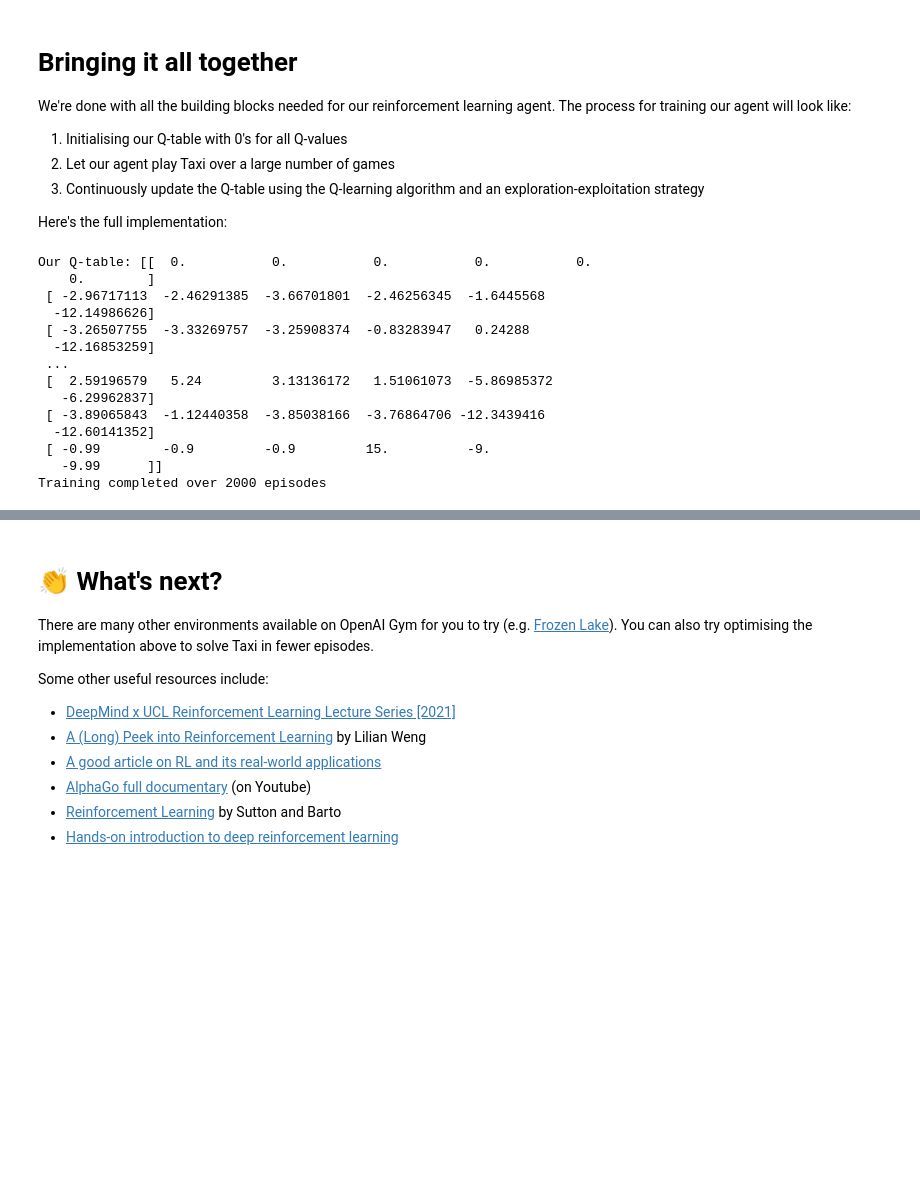
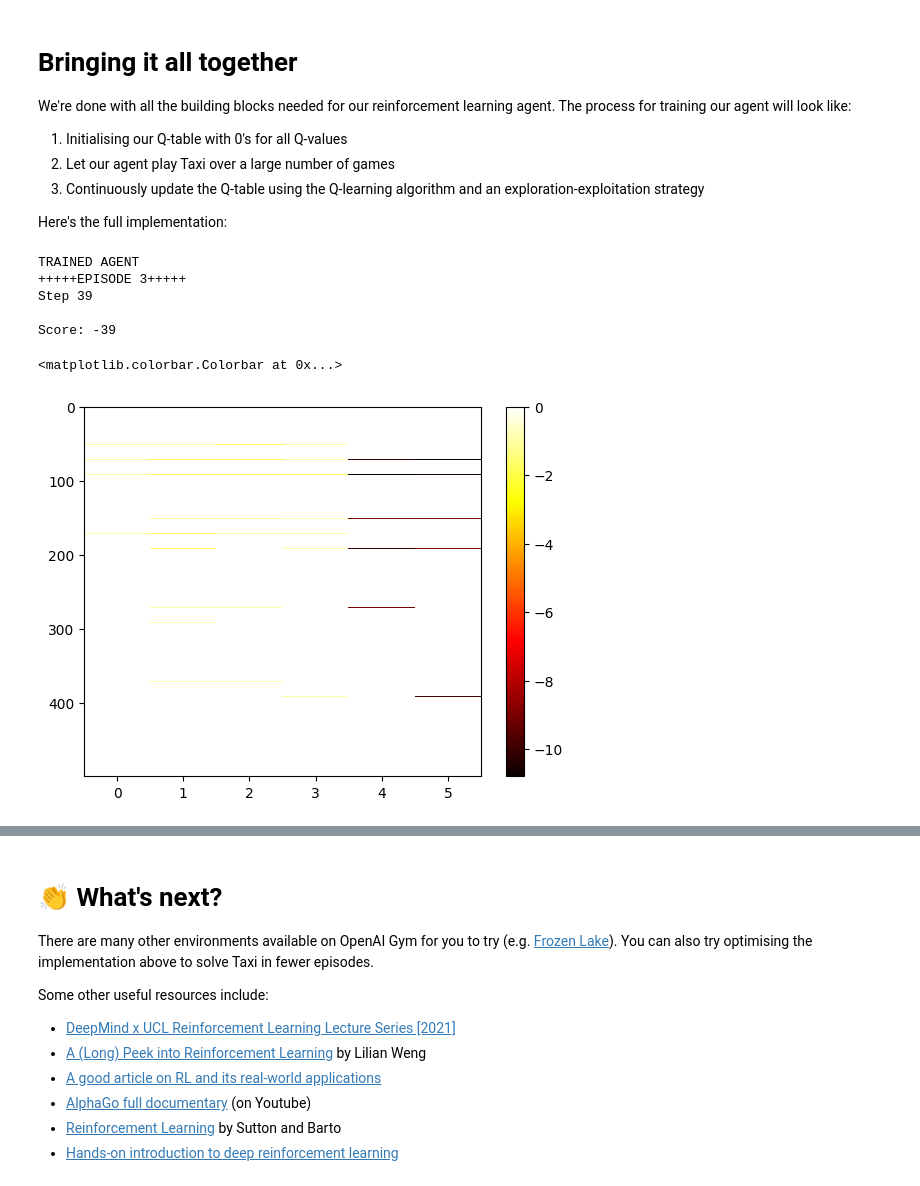
Before and after one commit to jungheejung/cue_RL, a Jupyter notebook: openai_gym_taxi_tutorial.ipynb, the cells around one changed output, grey strips where cells are left out. Saved outputs shown, nothing was run; the diff lists cells and outputs as text; code cells hidden in the pictures; blank space fills up the shorter version.

```diff
--- a/openai_gym_taxi_tutorial.ipynb
+++ b/openai_gym_taxi_tutorial.ipynb
@@ -371,7 +365,7 @@ epsilon = 1.0
 decay_rate= 0.005
 
 # training variables
-num_episodes = 2000
+num_episodes = 2
 max_steps = 99 # per episode
 
 print("AGENT IS TRAINING...")
@@ -407,19 +401,19 @@ for episode in range(num_episodes):
 		if done == True:
 			break
 
-		# Render the environment and save the frame
-		frame = env.render(mode='rgb_array')
-		img = Image.fromarray(frame)
-		clear_output(wait=True)
-		# display(img)
-		frames.append(frame)
+		# VIDEO Render the environment and save the frame
+		# frame = env.render(mode='rgb_array')
+		# img = Image.fromarray(frame)
+		# clear_output(wait=True)
+		# # display(img)
+		# frames.append(frame)
 
 	# Decrease epsilon
 	epsilon = np.exp(-decay_rate*episode)
 
-	# Save frames as a video
-	video_folder = './videos'  # specify your desired folder here
-	save_video(frames, video_folder, fps=5, name_prefix=f"taxi_simulation_qlearn{episode}")
+	# VIDEO Save frames as a video
+	# video_folder = './videos'  # specify your desired folder here
+	# save_video(frames, video_folder, fps=5, name_prefix=f"taxi_simulation_qlearn{episode}")
 
 # Get ready to watch our trained agent
 clear_output()
@@ -473,17 +467,16 @@ for episode in range(episodes_to_preview):
 # Close the Taxi environment
 env.close()
 # %% [output]
-Our Q-table: [[  0.           0.           0.           0.           0.
-    0.        ]
- [ -2.96717113  -2.46291385  -3.66701801  -2.46256345  -1.6445568
-  -12.14986626]
- [ -3.26507755  -3.33269757  -3.25908374  -0.83283947   0.24288
-  -12.16853259]
- ...
- [  2.59196579   5.24         3.13136172   1.51061073  -5.86985372
-   -6.29962837]
- [ -3.89065843  -1.12440358  -3.85038166  -3.76864706 -12.3439416
-  -12.60141352]
- [ -0.99        -0.9         -0.9         15.          -9.
-   -9.99      ]]
-Training completed over 2000 episodes
+TRAINED AGENT
++++++EPISODE 3+++++
+Step 39
+
+Score: -39
+# %%
+qtable
+
+plt.imshow(qtable, cmap='hot', interpolation='nearest', aspect='auto')
+plt.colorbar()
+# %% [output]
+<matplotlib.colorbar.Colorbar at 0x...>
+[figure, added]
```
Also changed, not shown: parts of 8 cells of this notebook.
